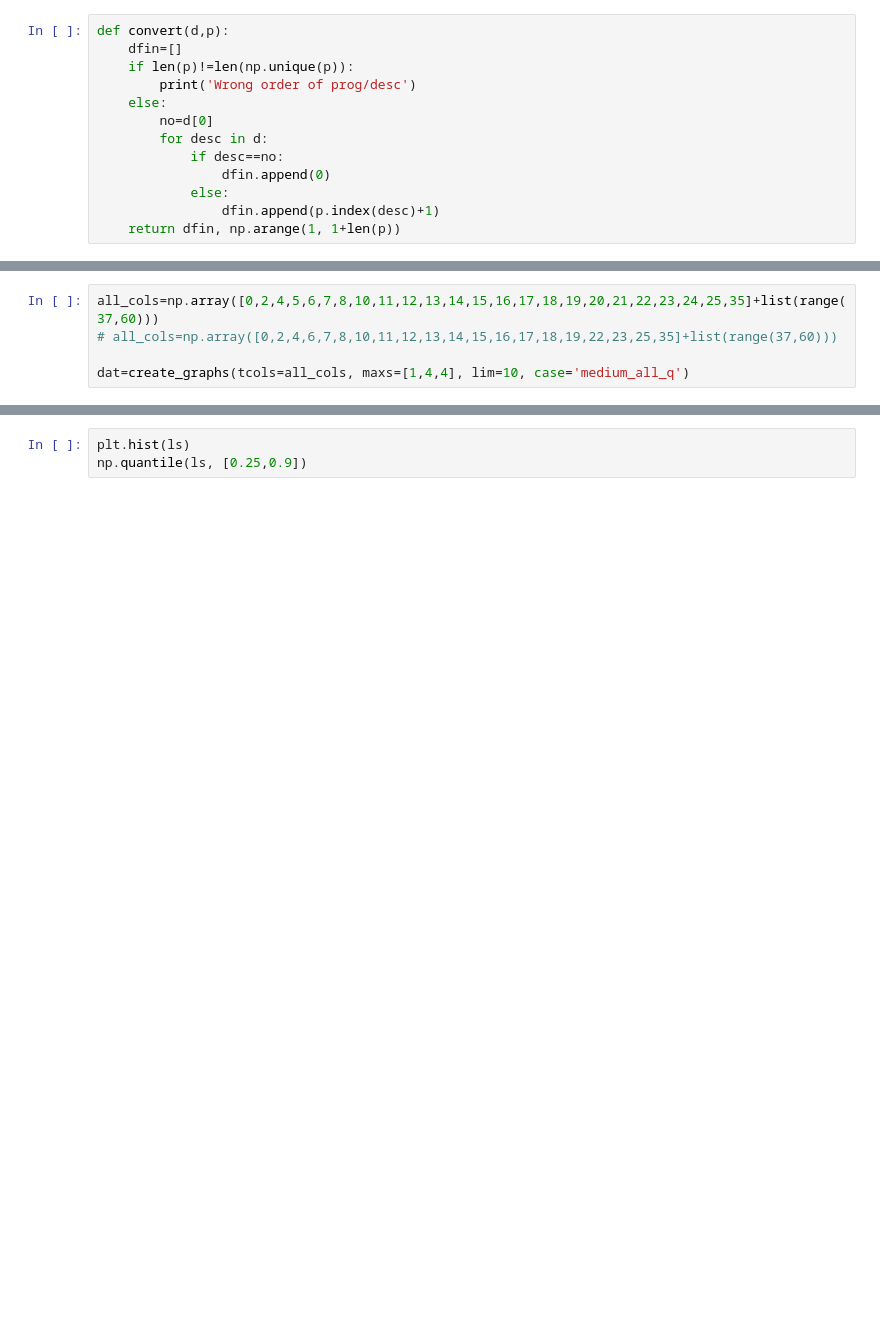
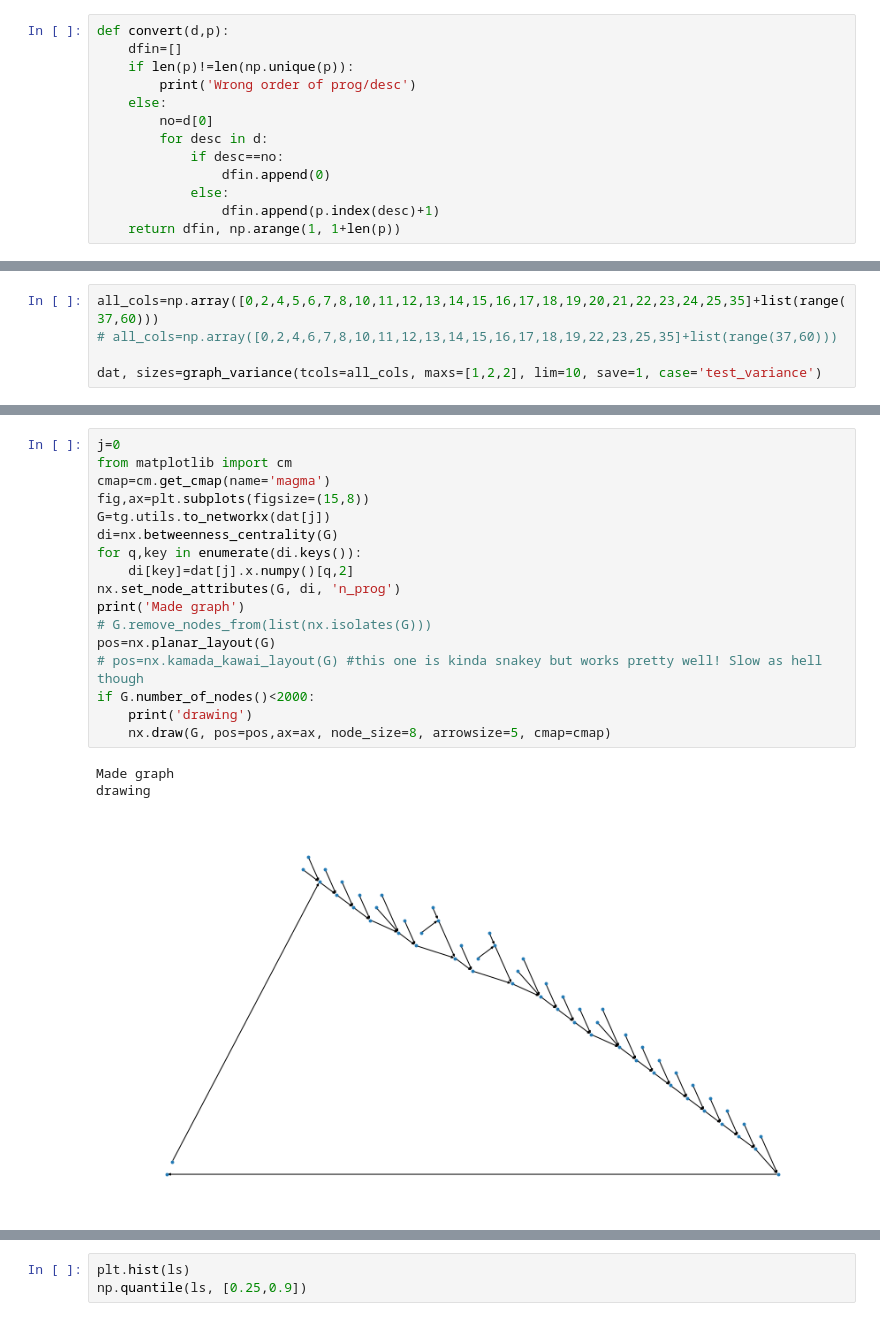
Before and after one commit to astrockragh/Mangrove, a Jupyter notebook: adversarial_examples/variance_in_mass.ipynb, the cells around one changed output, grey strips where cells are left out. Drawn from its saved outputs; the diff is of its cells as text; blank space fills up the shorter version.

```diff
--- a/adversarial_examples/variance_in_mass.ipynb
+++ b/adversarial_examples/variance_in_mass.ipynb
@@ -205,4 +217,4 @@ np.where(np.array(fcols)==10)[0][0], fcols
 all_cols=np.array([0,2,4,5,6,7,8,10,11,12,13,14,15,16,17,18,19,20,21,22,23,24,25,35]+list(range(37,60)))
 # all_cols=np.array([0,2,4,6,7,8,10,11,12,13,14,15,16,17,18,19,22,23,25,35]+list(range(37,60)))
 
-dat=create_graphs(tcols=all_cols, maxs=[1,4,4], lim=10, case='medium_all_q')
+dat, sizes=graph_variance(tcols=all_cols, maxs=[1,2,2], lim=10, save=1, case='test_variance')
@@ -208,0 +241,21 @@ dat=create_graphs(tcols=all_cols, maxs=[1,4,4], lim=10, case='medium_all_q')
+# %%
+j=0
+from matplotlib import cm
+cmap=cm.get_cmap(name='magma')
+fig,ax=plt.subplots(figsize=(15,8))
+G=tg.utils.to_networkx(dat[j])
+di=nx.betweenness_centrality(G)
+for q,key in enumerate(di.keys()):
+    di[key]=dat[j].x.numpy()[q,2]
+nx.set_node_attributes(G, di, 'n_prog')
+print('Made graph')
+# G.remove_nodes_from(list(nx.isolates(G)))
+pos=nx.planar_layout(G)
+# pos=nx.kamada_kawai_layout(G) #this one is kinda snakey but works pretty well! Slow as hell though
+if G.number_of_nodes()<2000:
+    print('drawing')
+    nx.draw(G, pos=pos,ax=ax, node_size=8, arrowsize=5, cmap=cmap)
+# %% [output]
+Made graph
+drawing
+[figure, added]
```
Also changed, not shown: parts of 18 cells of this notebook, 2 other files.
